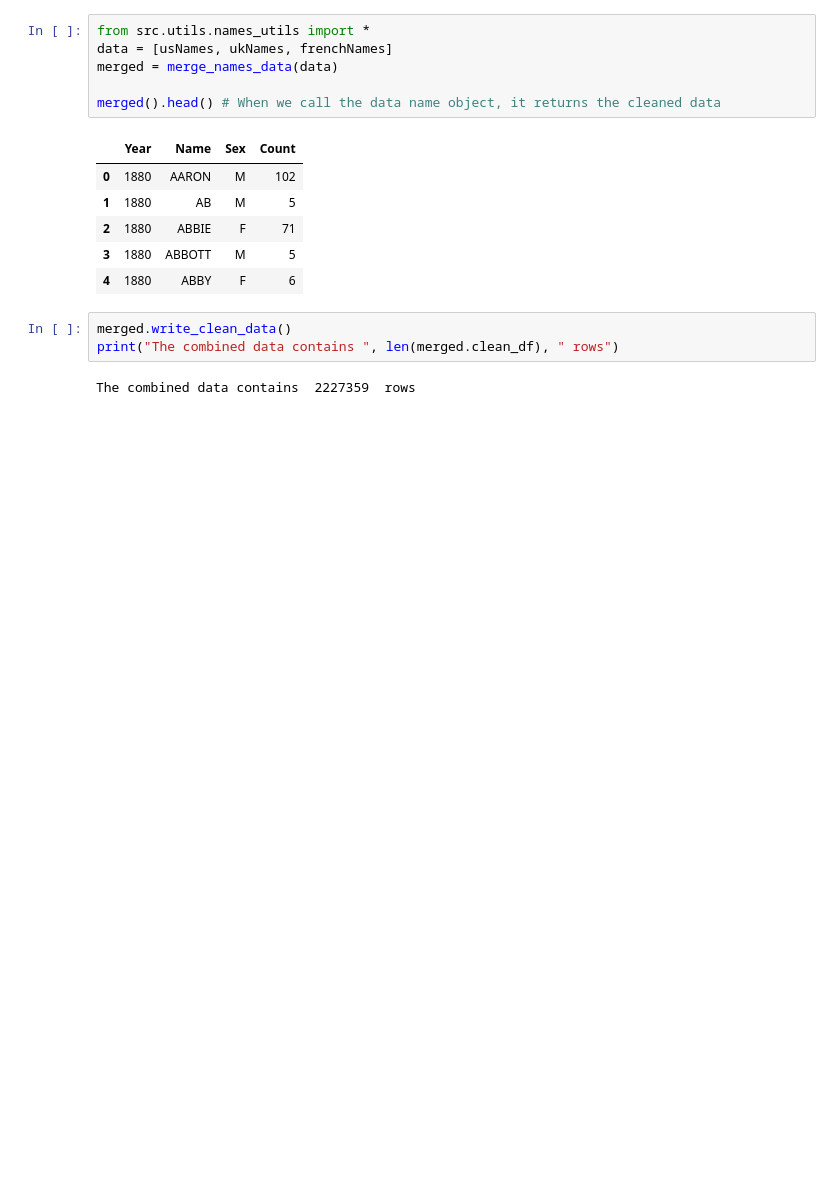
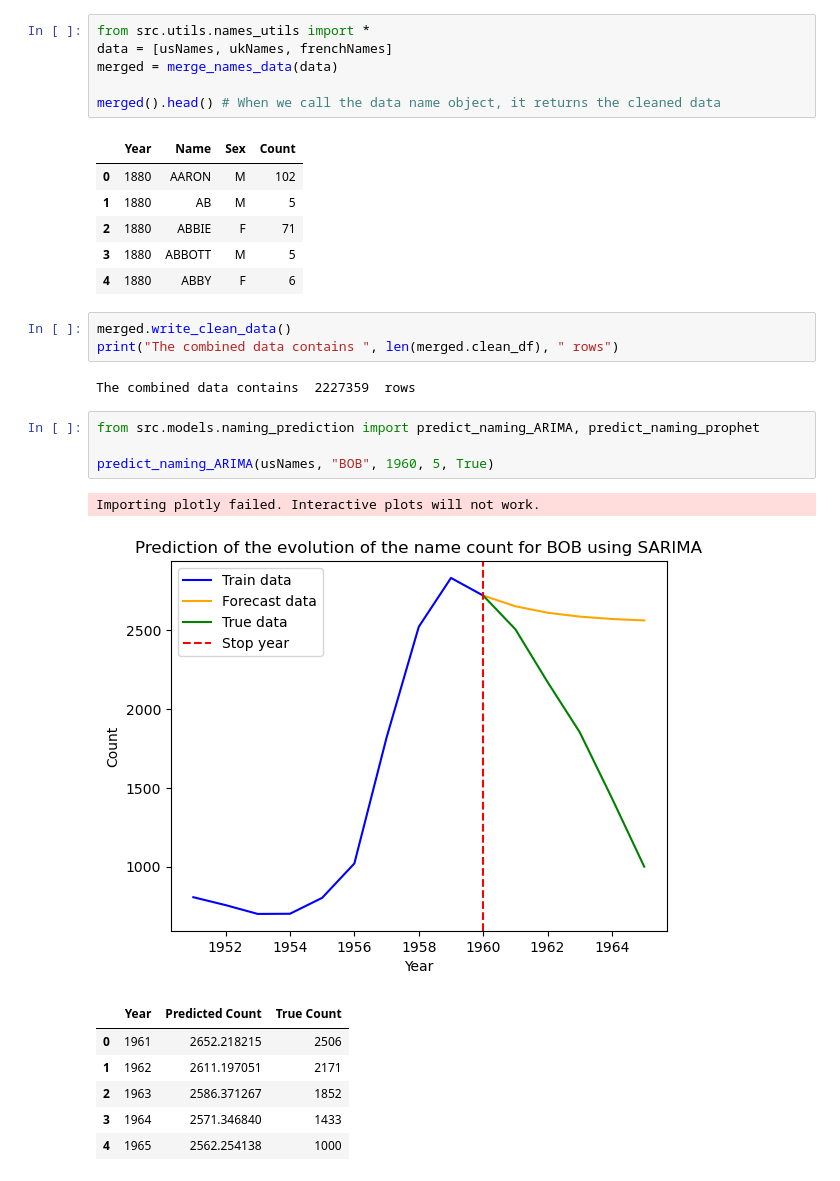
Before and after one commit to epfl-ada/ada-2024-project-dondata2025, a Jupyter notebook: jeremy.ipynb, the cells around one changed output. Cells and saved outputs as stored; diff of their text form; blank space fills up the shorter version.

Commit message:
added some ML tentative to predict time series

```diff
--- a/jeremy.ipynb
+++ b/jeremy.ipynb
@@ -128,3 +123,16 @@ merged.write_clean_data()
 print("The combined data contains ", len(merged.clean_df), " rows")
 # %% [output]
 The combined data contains  2227359  rows
+# %%
+from src.models.naming_prediction import predict_naming_ARIMA, predict_naming_prophet
+
+predict_naming_ARIMA(usNames, "BOB", 1960, 5, True)
+# %% [output]
+Importing plotly failed. Interactive plots will not work.
+[figure, added]
+|  | Year | Predicted Count | True Count |
+| 0 | 1961 | 2652.218215 | 2506 |
+| 1 | 1962 | 2611.197051 | 2171 |
+| 2 | 1963 | 2586.371267 | 1852 |
+| 3 | 1964 | 2571.346840 | 1433 |
+| 4 | 1965 | 2562.254138 | 1000 |
```
Also changed, not shown: parts of 2 cells of this notebook, 2 other files.
